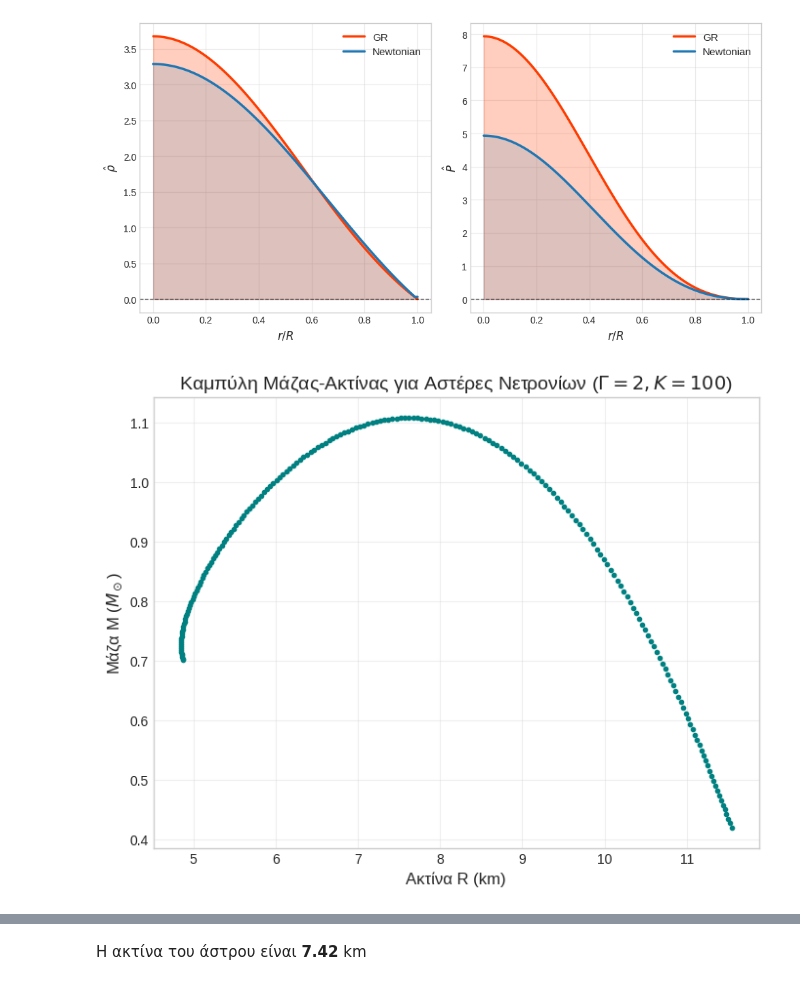
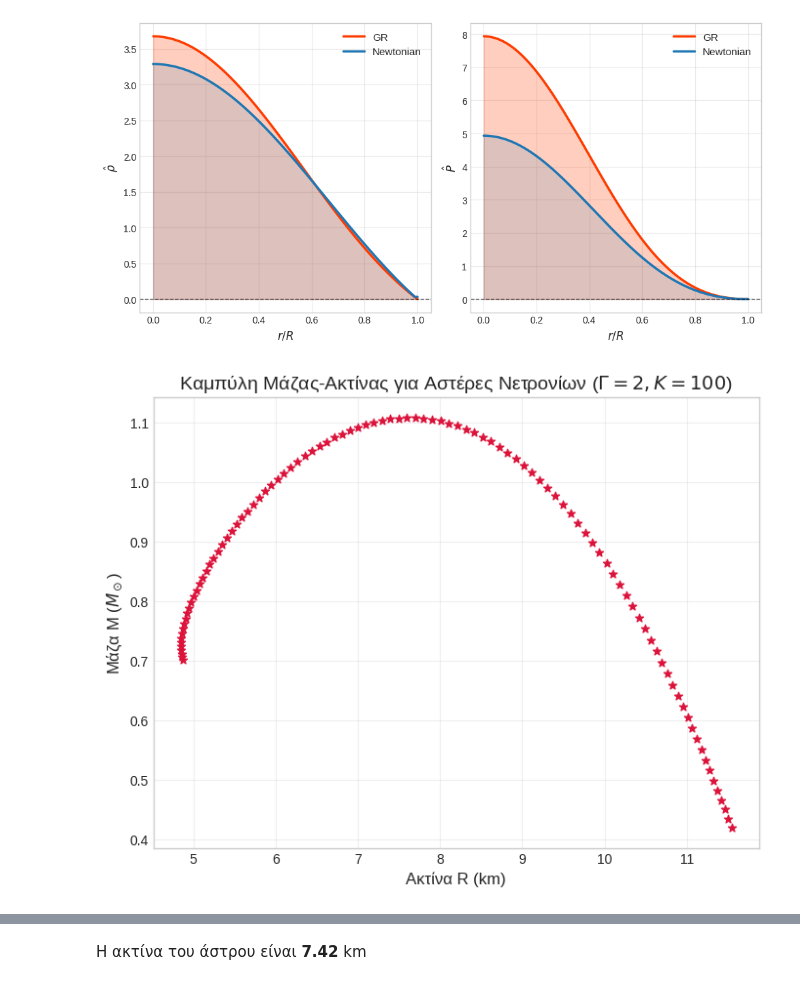
Before and after one commit to Vagge31/Stellar-Pulsations, a Jupyter notebook: tov.ipynb, the cells around one changed output, grey strips where cells are left out. Drawn from its saved outputs; the diff is of its cells as text; code cells hidden in the pictures.

Commit message:
Updating and formating the plots

```diff
--- a/tov.ipynb
+++ b/tov.ipynb
@@ -81,7 +81,7 @@ plt.show()
 # %%
 #M-R diagram for Γ=2
 
-Pc_values = np.logspace(-5,-1,200)
+Pc_values = np.logspace(-5,-1,100)
 rho_c_values = eos(Pc_values)
 M_list = []
 R_list = []
@@ -93,14 +93,14 @@ for Pc in Pc_values:
     R_list.append(R)
 # %%
 plt.figure(figsize=(8, 6))
-plt.scatter(R_list, M_list, marker='.', color='teal')
+plt.scatter(R_list, M_list, marker='*', color='crimson')
 plt.xlabel('Ακτίνα R (km)', fontsize=12)
 plt.ylabel(r'Μάζα M ($M_\odot$)', fontsize=12)
 plt.title(r'Καμπύλη Μάζας-Ακτίνας για Αστέρες Νετρονίων ($\Gamma=2, K=100$)', fontsize=14)
 plt.grid(True, alpha=0.3)
 plt.savefig("M-R_g=2.png")
 plt.show()
 # %% [output]
-[figure, old version]
+[figure, new version]
 # %%
 plt.figure(figsize=(8, 6))
```
Also changed, not shown: parts of 5 cells of this notebook, 5 other files.
